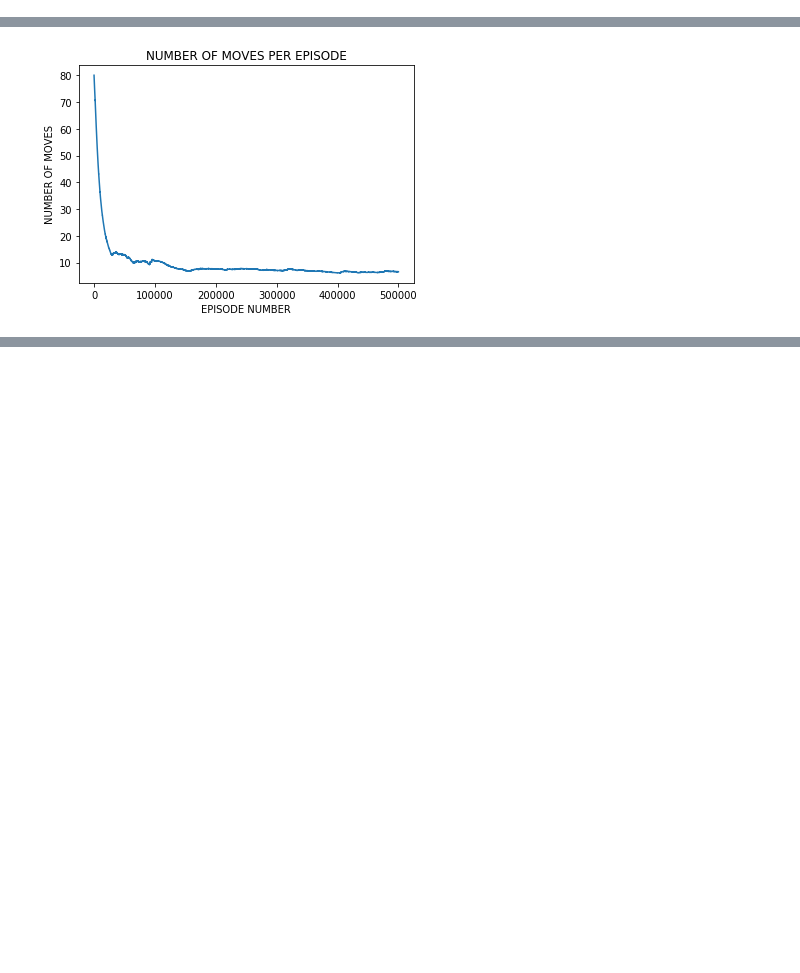
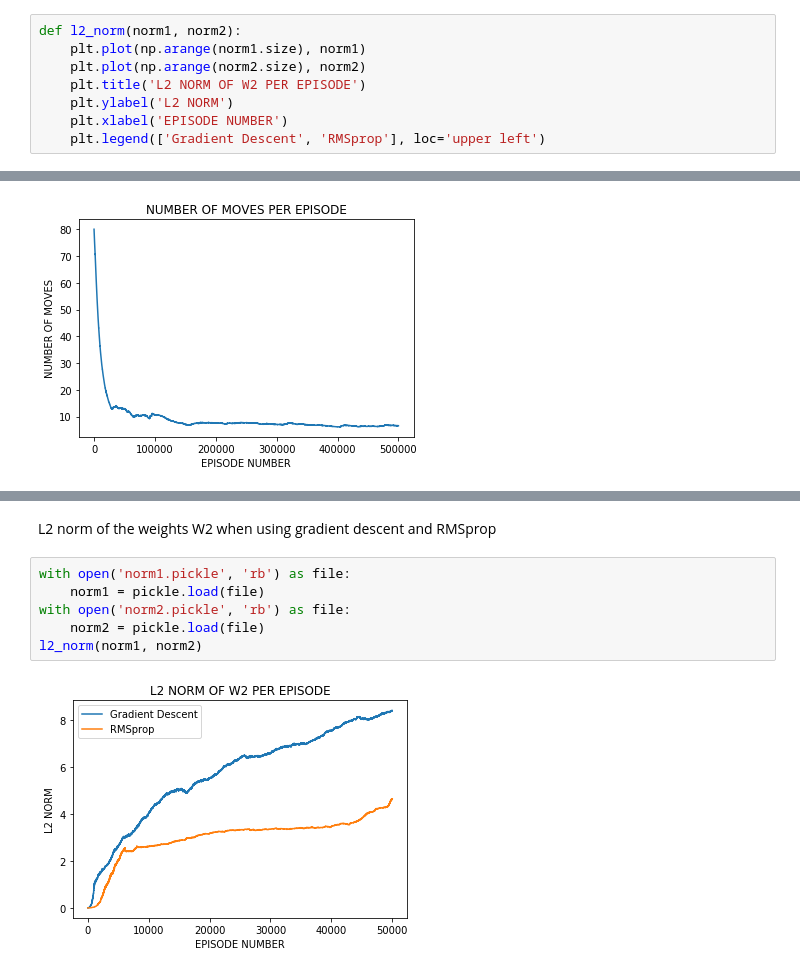
Before and after one commit to butoialexandra/Chess-Agent, a Jupyter notebook: Plots.ipynb, the cells around one changed output, grey strips where cells are left out. Drawn from its saved outputs; the diff is of its cells as text; blank space fills up the shorter version.

```diff
--- a/Plots.ipynb
+++ b/Plots.ipynb
@@ -53,6 +53,14 @@ def show_rewards_beta(rewards_beta1, rewards_beta2, rewards_beta3):
     plt.ylabel('REWARD')
     plt.xlabel('EPISODE NUMBER')
     plt.legend(['$\\beta=0.0005$', '$\\beta=0.00005$', '$\\beta=0.000005$'], loc='lower right')
+# %%
+def l2_norm(norm1, norm2):
+    plt.plot(np.arange(norm1.size), norm1)
+    plt.plot(np.arange(norm2.size), norm2)
+    plt.title('L2 NORM OF W2 PER EPISODE')
+    plt.ylabel('L2 NORM')
+    plt.xlabel('EPISODE NUMBER')
+    plt.legend(['Gradient Descent', 'RMSprop'], loc='upper left')
 # %% [markdown]
 Rewards per episode using Q learning
 # %%
@@ -105,0 +122,10 @@ show_moves(moves)
+# %% [markdown]
+L2 norm of the weights W2 when using gradient descent and RMSprop
+# %%
+with open('norm1.pickle', 'rb') as file:
+    norm1 = pickle.load(file)
+with open('norm2.pickle', 'rb') as file:
+    norm2 = pickle.load(file)
+l2_norm(norm1, norm2)
+# %% [output]
+[figure, added]
```
Also changed, not shown: parts of 10 cells of this notebook, 6 other files.
